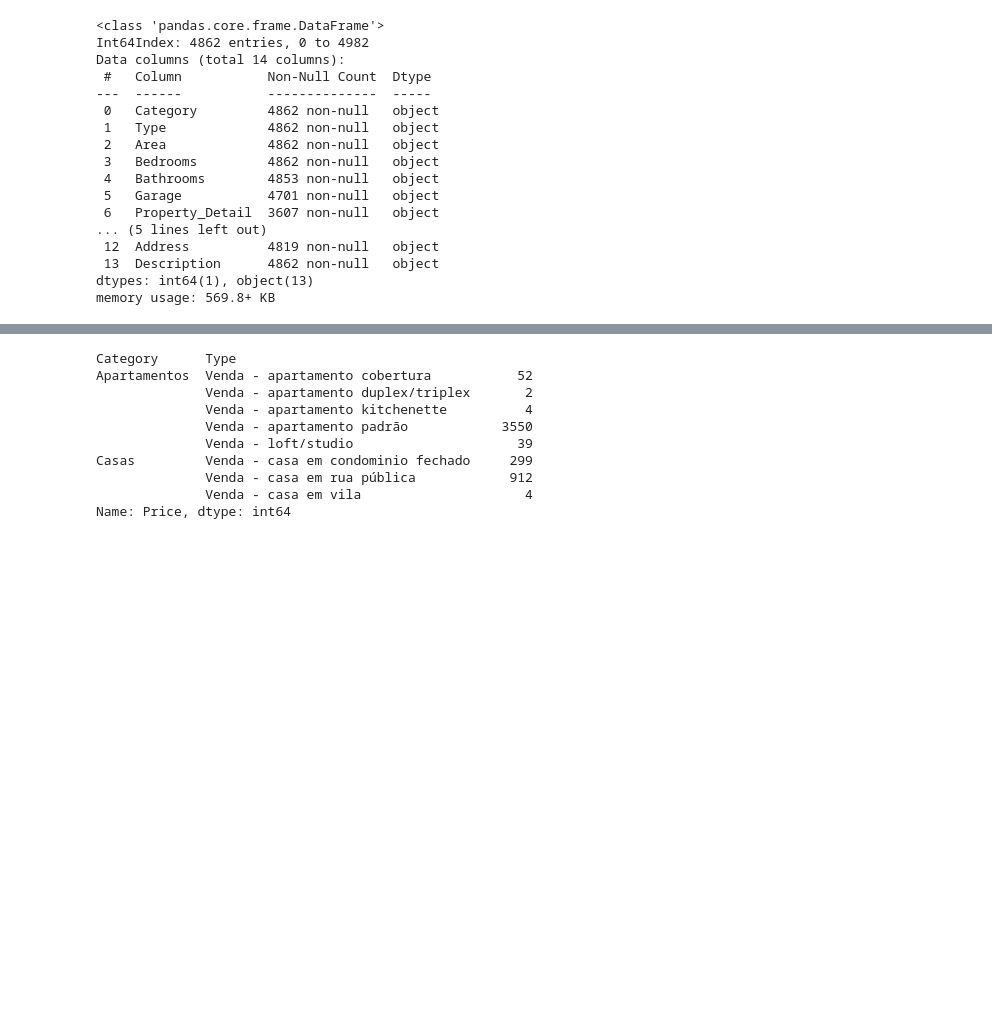
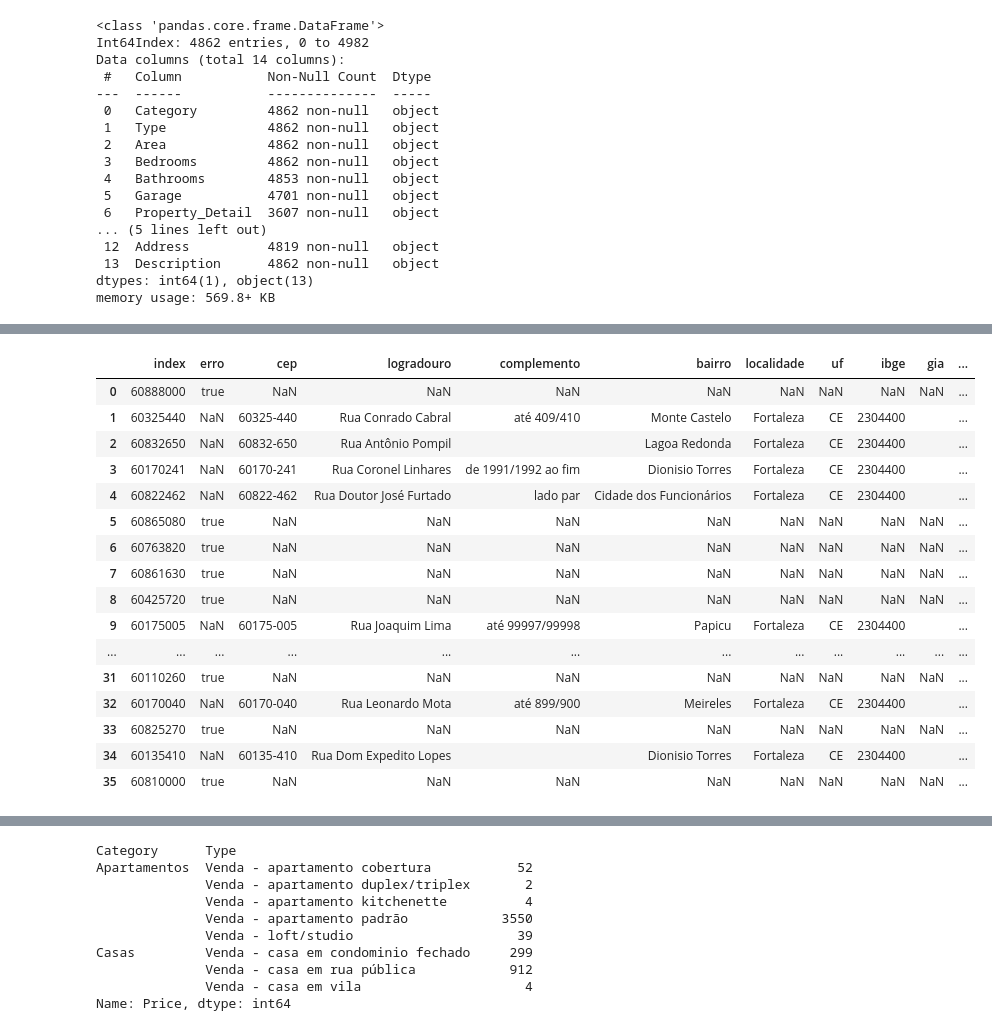
Before and after one commit to hinnecco/House_Data_Analysis, a Jupyter notebook: EDA - Fortaleza House.ipynb, the cells around one changed output, grey strips where cells are left out. Drawn from its saved outputs; the diff is of its cells as text; code cells hidden in the pictures; blank space fills up the shorter version.

```diff
--- a/EDA - Fortaleza House.ipynb
+++ b/EDA - Fortaleza House.ipynb
@@ -161,0 +183,14 @@ memory usage: 569.8+ KB
+# %%
+lst_CEP_null_address = list(df_Properties2[df_Properties2['Address'].isnull()]['Zipcode'].unique())
+# %%
+#Use a API to try get information about the address from the Zipcode
+headers = {'User-Agent': 'Mozilla/5.0 (Macintosh; Intel Mac OS X 10_11_5) AppleWebKit/537.36 (KHTML, like Gecko) Chrome/50.0.2661.102 Safari/537.36'}
+lst_CEP = {}
+for item in lst_CEP_null_address:
+    cep = str(item)
+    link = f'https://viacep.com.br/ws/{cep}/json'
+    requisicao = requests.get(link,headers=headers)
+    if requisicao.status_code == 200:
+        lst_CEP[cep] = requisicao.json()
+        time.sleep(2)
+        print(item)
@@ -161,0 +215,3 @@ memory usage: 569.8+ KB
+# %%
+df_CEP_data = pd.DataFrame(lst_CEP)
+df_CEP_data
@@ -161,0 +232,22 @@ memory usage: 569.8+ KB
+# %%
+#Let's invert this dataframe
+df_CEP_data = df_CEP_data.T.reset_index()
+df_CEP_data
+# %% [output]
+|  | index | erro | cep | logradouro | complemento | bairro | localidade | uf | ibge | gia | ... |
+| 0 | 60888000 | true | NaN | NaN | NaN | NaN | NaN | NaN | NaN | NaN | ... |
+| 1 | 60325440 | NaN | 60325-440 | Rua Conrado Cabral | até 409/410 | Monte Castelo | Fortaleza | CE | 2304400 |  | ... |
+| 2 | 60832650 | NaN | 60832-650 | Rua Antônio Pompil |  | Lagoa Redonda | Fortaleza | CE | 2304400 |  | ... |
+| 3 | 60170241 | NaN | 60170-241 | Rua Coronel Linhares | de 1991/1992 ao fim | Dionisio Torres | Fortaleza | CE | 2304400 |  | ... |
+| 4 | 60822462 | NaN | 60822-462 | Rua Doutor José Furtado | lado par | Cidade dos Funcionários | Fortaleza | CE | 2304400 |  | ... |
+| 5 | 60865080 | true | NaN | NaN | NaN | NaN | NaN | NaN | NaN | NaN | ... |
+| 6 | 60763820 | true | NaN | NaN | NaN | NaN | NaN | NaN | NaN | NaN | ... |
+| 7 | 60861630 | true | NaN | NaN | NaN | NaN | NaN | NaN | NaN | NaN | ... |
+| 8 | 60425720 | true | NaN | NaN | NaN | NaN | NaN | NaN | NaN | NaN | ... |
+| 9 | 60175005 | NaN | 60175-005 | Rua Joaquim Lima | até 99997/99998 | Papicu | Fortaleza | CE | 2304400 |  | ... |
+| ... | ... | ... | ... | ... | ... | ... | ... | ... | ... | ... | ... |
+| 31 | 60110260 | true | NaN | NaN | NaN | NaN | NaN | NaN | NaN | NaN | ... |
+| 32 | 60170040 | NaN | 60170-040 | Rua Leonardo Mota | até 899/900 | Meireles | Fortaleza | CE | 2304400 |  | ... |
+| 33 | 60825270 | true | NaN | NaN | NaN | NaN | NaN | NaN | NaN | NaN | ... |
+| 34 | 60135410 | NaN | 60135-410 | Rua Dom Expedito Lopes |  | Dionisio Torres | Fortaleza | CE | 2304400 |  | ... |
+| 35 | 60810000 | true | NaN | NaN | NaN | NaN | NaN | NaN | NaN | NaN | ... |
```
Also changed, not shown: parts of 60 cells of this notebook.
